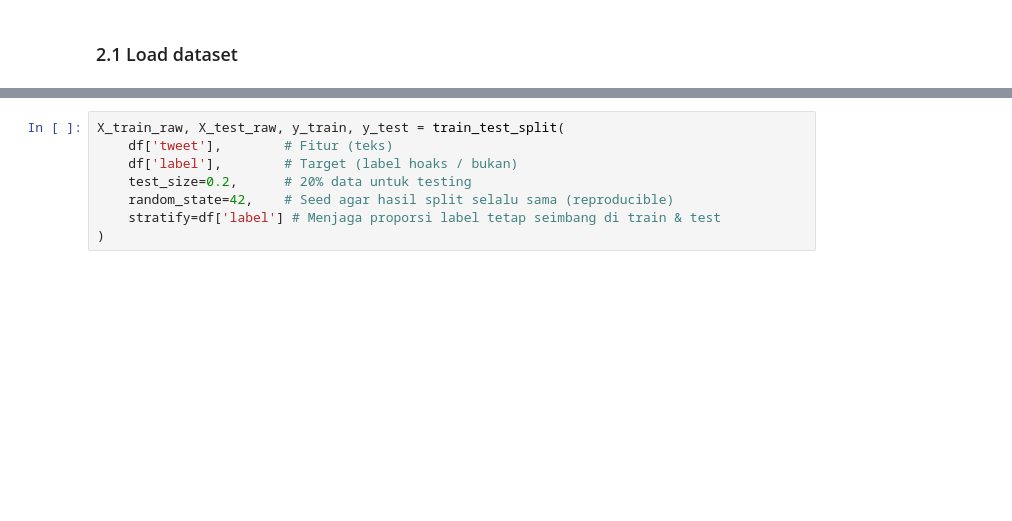
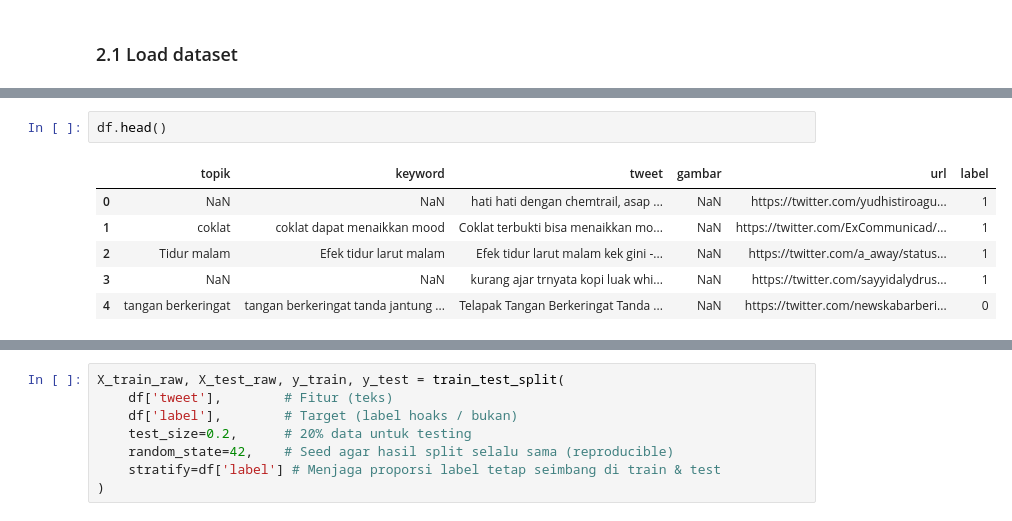
Before and after one commit to Fauzan2617/IndoHoax-Stacking-Detector---Stacking-Ensemble, a Jupyter notebook: notebooks/01_preprocessing.ipynb, the cells around one changed output, grey strips where cells are left out. Saved outputs shown, nothing was run; the diff lists cells and outputs as text; blank space fills up the shorter version.

```diff
--- a/notebooks/01_preprocessing.ipynb
+++ b/notebooks/01_preprocessing.ipynb
@@ -178,0 +32,9 @@ Jumlah data akhir: 1463
+# %%
+df.head()
+# %% [output]
+|  | topik | keyword | tweet | gambar | url | label |
+| 0 | NaN | NaN | hati hati dengan chemtrail, asap ... | NaN | https://twitter.com/yudhistiroagu... | 1 |
+| 1 | coklat | coklat dapat menaikkan mood | Coklat terbukti bisa menaikkan mo... | NaN | https://twitter.com/ExCommunicad/... | 1 |
+| 2 | Tidur malam | Efek tidur larut malam | Efek tidur larut malam kek gini -... | NaN | https://twitter.com/a_away/status... | 1 |
+| 3 | NaN | NaN | kurang ajar trnyata kopi luak whi... | NaN | https://twitter.com/sayyidalydrus... | 1 |
+| 4 | tangan berkeringat | tangan berkeringat tanda jantung ... | Telapak Tangan Berkeringat Tanda ... | NaN | https://twitter.com/newskabarberi... | 0 |
```
Also changed, not shown: parts of 11 cells of this notebook, 10 other files.
